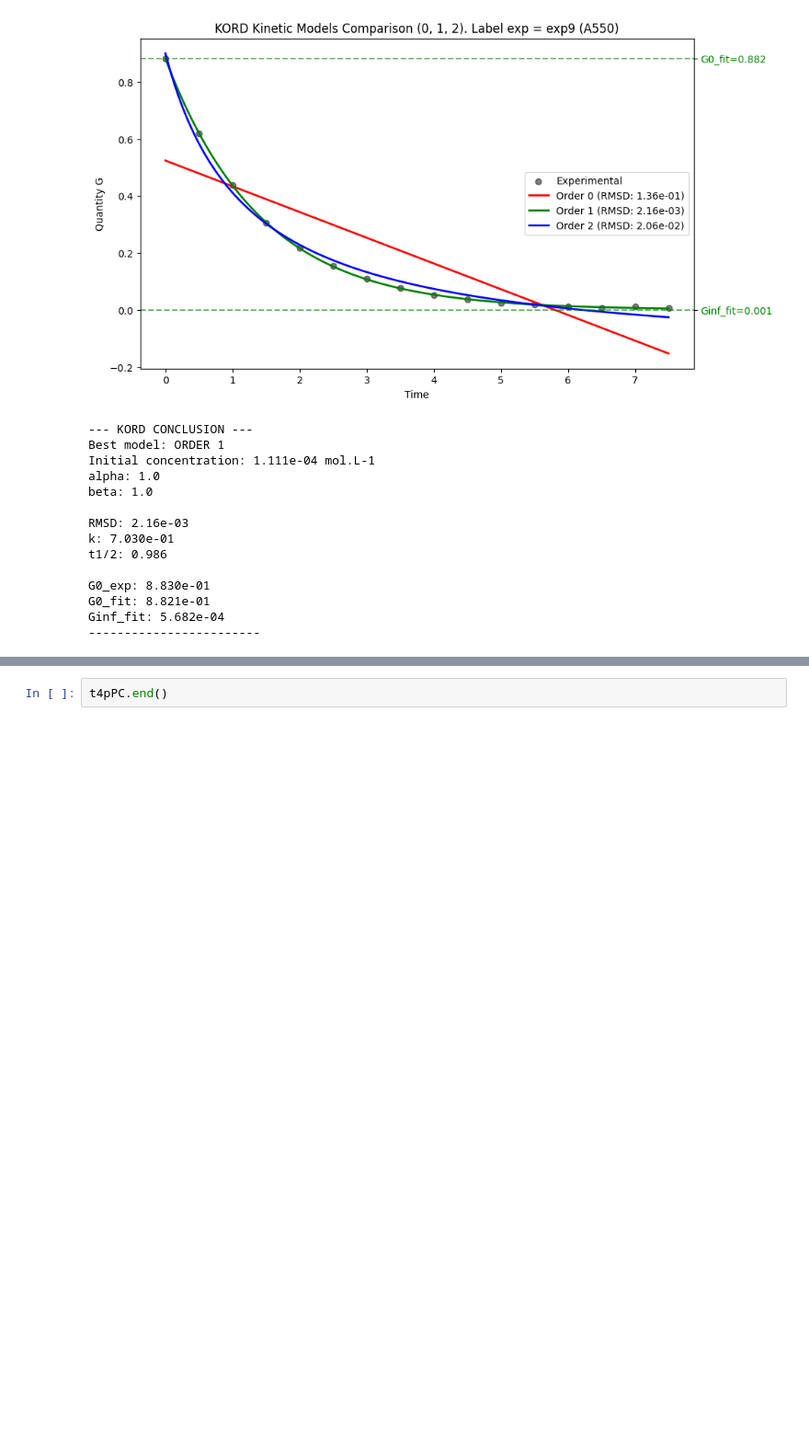
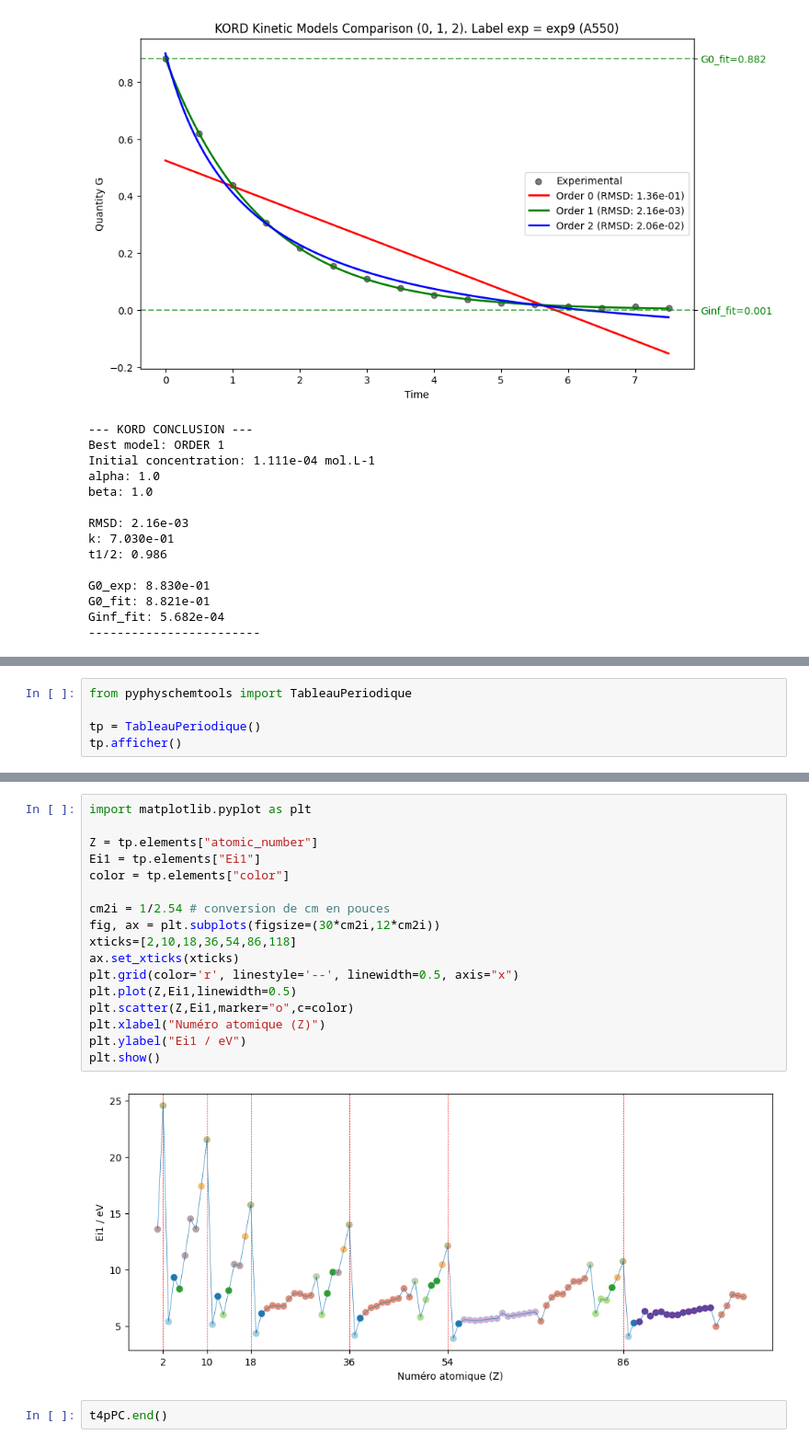
Before and after one commit to rpoteau/pyphyschemtools, a Jupyter notebook: Examples.ipynb, the cells around one changed output, grey strips where cells are left out. Shown at 92% size. Drawn from its saved outputs; the diff is of its cells as text; blank space fills up the shorter version.

```diff
--- a/Examples.ipynb
+++ b/Examples.ipynb
@@ -200,0 +207,5 @@ Ginf_fit: 5.682e-04
+# %%
+from pyphyschemtools import TableauPeriodique
+
+tp = TableauPeriodique()
+tp.afficher()
@@ -201,3 +254,22 @@ Ginf_fit: 5.682e-04
+# %%
+import matplotlib.pyplot as plt
+
+Z = tp.elements["atomic_number"]
+Ei1 = tp.elements["Ei1"]
+color = tp.elements["color"]
+
+cm2i = 1/2.54 # conversion de cm en pouces
+fig, ax = plt.subplots(figsize=(30*cm2i,12*cm2i))
+xticks=[2,10,18,36,54,86,118]
+ax.set_xticks(xticks)
+plt.grid(color='r', linestyle='--', linewidth=0.5, axis="x")
+plt.plot(Z,Ei1,linewidth=0.5)
+plt.scatter(Z,Ei1,marker="o",c=color)
+plt.xlabel("Numéro atomique (Z)")
+plt.ylabel("Ei1 / eV")
+plt.show()
+# %% [output]
+[figure, added]
 # %%
 t4pPC.end()
 # %% [output]
```
Also changed, not shown: parts of 4 cells of this notebook, 21 other files.
